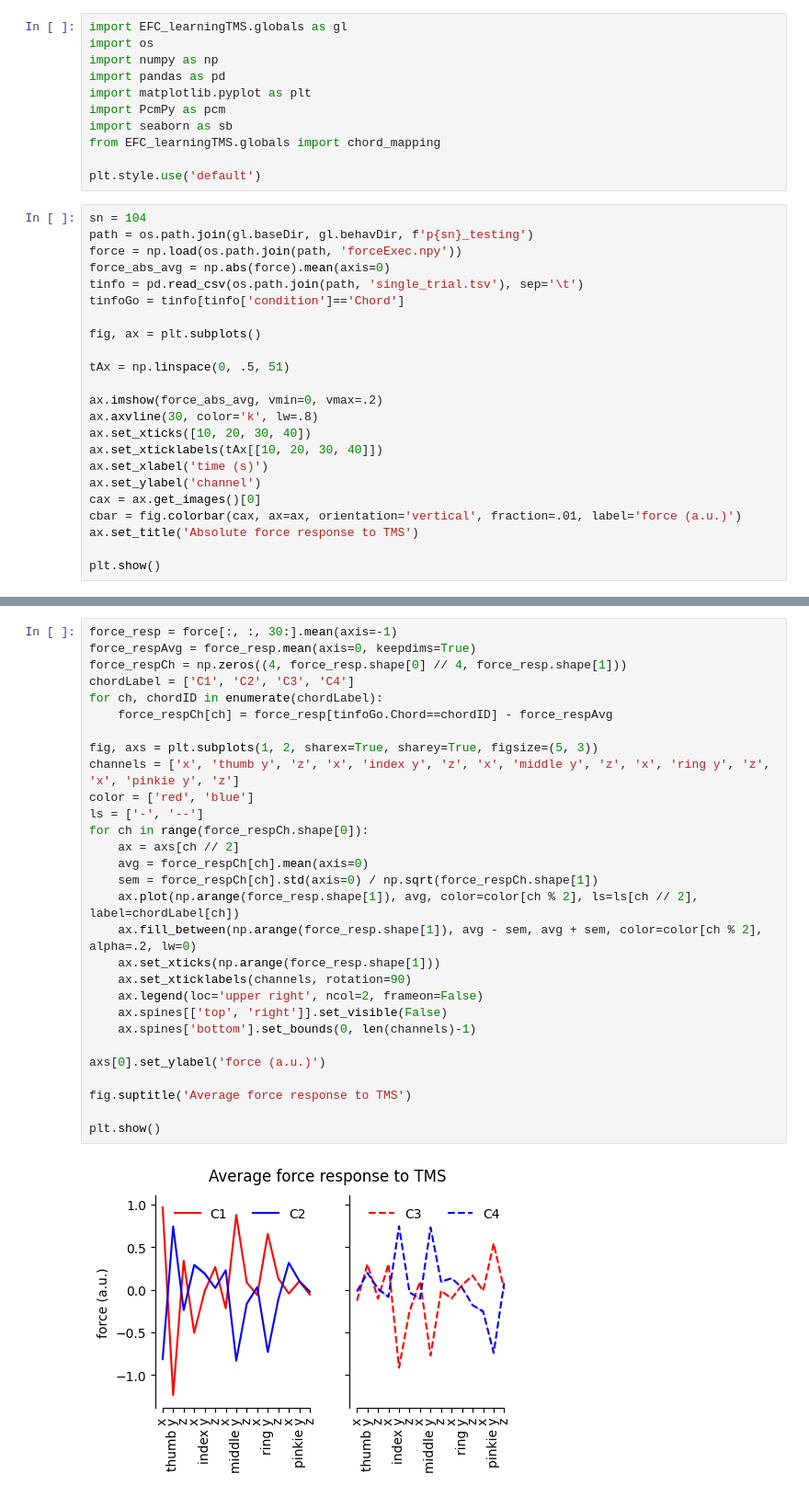
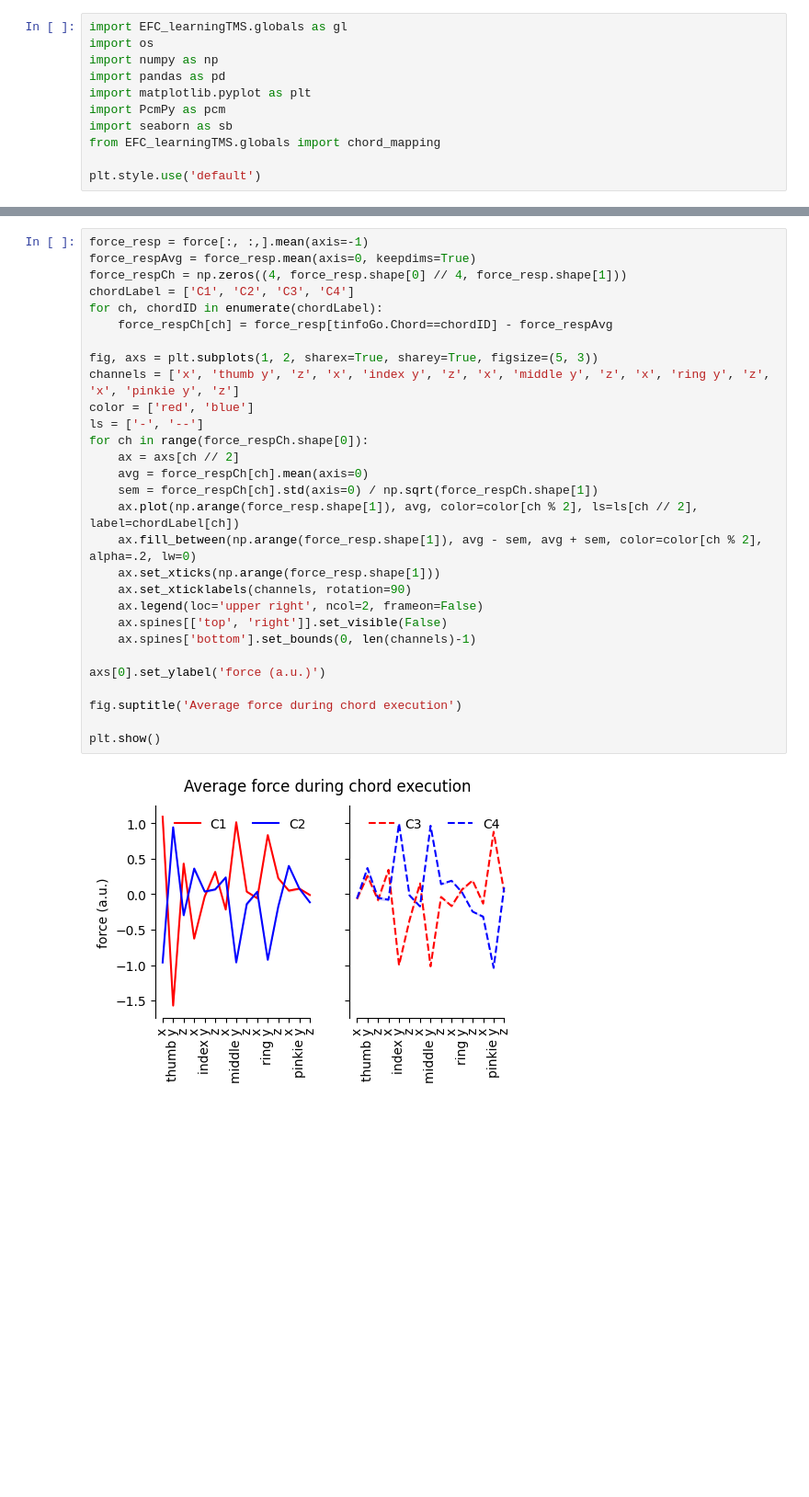
Before and after one commit to mnlmrc/EFC_learningTMS, a Jupyter notebook: notebooks/force_response_exec.ipynb, the cells around one changed output, grey strips where cells are left out. Shown at 92% size. Saved outputs shown, nothing was run; the diff lists cells and outputs as text; blank space fills up the shorter version.

```diff
--- a/notebooks/force_response_exec.ipynb
+++ b/notebooks/force_response_exec.ipynb
@@ -9,26 +9,3 @@ import seaborn as sb
 from EFC_learningTMS.globals import chord_mapping
 
 plt.style.use('default')
-# %%
-sn = 104
-path = os.path.join(gl.baseDir, gl.behavDir, f'p{sn}_testing')
-force = np.load(os.path.join(path, 'forceExec.npy'))
-force_abs_avg = np.abs(force).mean(axis=0)
-tinfo = pd.read_csv(os.path.join(path, 'single_trial.tsv'), sep='\t')
-tinfoGo = tinfo[tinfo['condition']=='Chord']
-
-fig, ax = plt.subplots()
-
-tAx = np.linspace(0, .5, 51)
-
-ax.imshow(force_abs_avg, vmin=0, vmax=.2)
-ax.axvline(30, color='k', lw=.8)
-ax.set_xticks([10, 20, 30, 40])
-ax.set_xticklabels(tAx[[10, 20, 30, 40]])
-ax.set_xlabel('time (s)')
-ax.set_ylabel('channel')
-cax = ax.get_images()[0]
-cbar = fig.colorbar(cax, ax=ax, orientation='vertical', fraction=.01, label='force (a.u.)')
-ax.set_title('Absolute force response to TMS')
-
-plt.show()
@@ -37,31 +12,31 @@ plt.show()
 # %%
-force_resp = force[:, :, 30:].mean(axis=-1)
+force_resp = force[:, :,].mean(axis=-1)
 force_respAvg = force_resp.mean(axis=0, keepdims=True)
 force_respCh = np.zeros((4, force_resp.shape[0] // 4, force_resp.shape[1]))
 chordLabel = ['C1', 'C2', 'C3', 'C4']
 for ch, chordID in enumerate(chordLabel):
     force_respCh[ch] = force_resp[tinfoGo.Chord==chordID] - force_respAvg
 
 fig, axs = plt.subplots(1, 2, sharex=True, sharey=True, figsize=(5, 3))
 channels = ['x', 'thumb y', 'z', 'x', 'index y', 'z', 'x', 'middle y', 'z', 'x', 'ring y', 'z', 'x', 'pinkie y', 'z']
 color = ['red', 'blue']
 ls = ['-', '--']
 for ch in range(force_respCh.shape[0]):
     ax = axs[ch // 2]
     avg = force_respCh[ch].mean(axis=0)
     sem = force_respCh[ch].std(axis=0) / np.sqrt(force_respCh.shape[1])
     ax.plot(np.arange(force_resp.shape[1]), avg, color=color[ch % 2], ls=ls[ch // 2], label=chordLabel[ch])
     ax.fill_between(np.arange(force_resp.shape[1]), avg - sem, avg + sem, color=color[ch % 2], alpha=.2, lw=0)
     ax.set_xticks(np.arange(force_resp.shape[1]))
     ax.set_xticklabels(channels, rotation=90)
     ax.legend(loc='upper right', ncol=2, frameon=False)
     ax.spines[['top', 'right']].set_visible(False)
     ax.spines['bottom'].set_bounds(0, len(channels)-1)
 
 axs[0].set_ylabel('force (a.u.)')
 
-fig.suptitle('Average force response to TMS')
+fig.suptitle('Average force during chord execution')
 
 plt.show()
 # %% [output]
-[figure, old version]
+[figure, new version]
```
Also changed, not shown: parts of 1 cell of this notebook.
